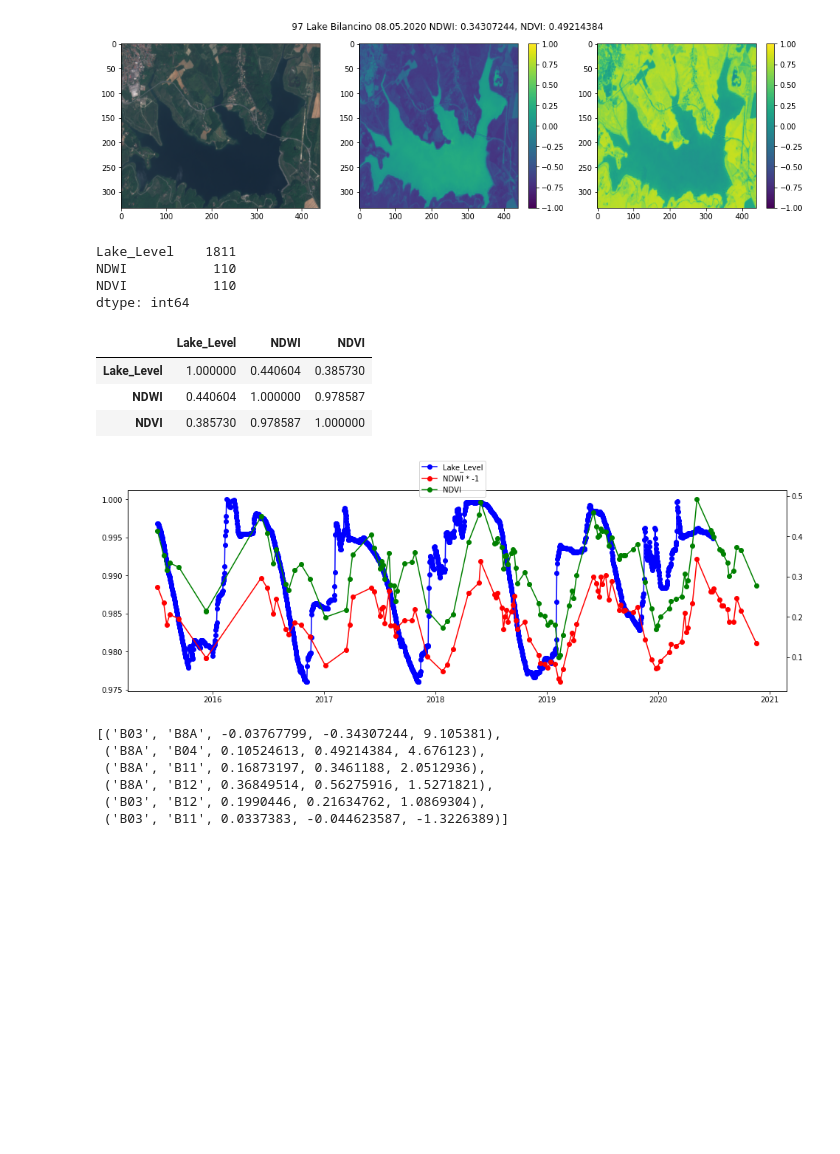
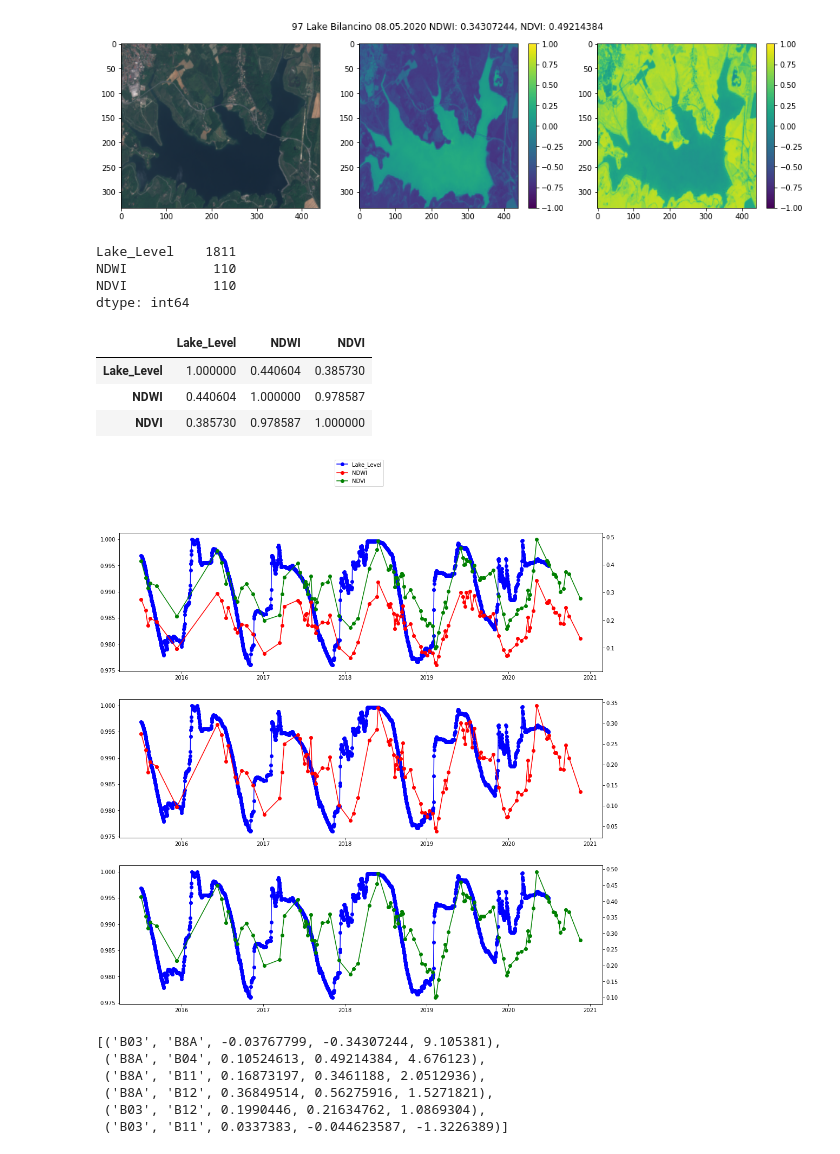
Before and after one commit to KlemenKozelj/master_thesis, a Jupyter notebook: 02_Lake_Bilancino.ipynb, the cells around one changed output. Cells and saved outputs as stored; diff of their text form; code cells hidden in the pictures; blank space fills up the shorter version.

```diff
--- a/02_Lake_Bilancino.ipynb
+++ b/02_Lake_Bilancino.ipynb
@@ -339,8 +334,8 @@ NDVI = NDVI.reshape(len(NDVI), -1)
 
 eo = pd.DataFrame({
     'Date': eopatch.timestamp,
-    'NDWI': NDWI.mean(axis=1) * -1,
-    'NDVI': NDVI.mean(axis=1)
+    'NDWI': NDWI.mean(axis=1) * -1, # * -1 so we have positive correlation
+    'NDVI': NDVI.mean(axis=1),
 })
 
 eo['Date'] = pd.to_datetime(eo['Date']).dt.date
@@ -351,7 +346,7 @@ def visualise_lake(image_i):
 
     suptitle = '{} Lake Bilancino {} NDWI: {}, NDVI: {}'.format(
         str(image_i),
-        eopatch.timestamp[image_i].strftime("%d.%m.%Y"),
+        eopatch.timestamp[image_i].strftime('%d.%m.%Y'),
         str(eo.iloc[image_i, 0]),
         str(eo.iloc[image_i, 1]),
     )
@@ -380,35 +375,40 @@ visualise_lake(eo['NDVI'].argmax())
 # %%
 real_values=df.loc[df.index >= min(eopatch.timestamp).date(), ['Lake_Level']]
 real_values['Lake_Level'] = real_values['Lake_Level'] / max(real_values['Lake_Level'])
 
 merged = real_values.join(eo, how='outer')
 
-fig, ax1 = plt.subplots(1, 1, figsize=(16, 5))
-
-ax1.plot(merged['Lake_Level'], color='blue', linestyle='-', marker='o', label='Lake_Level')
-
 NDWI_line = merged['NDWI'][np.isfinite(merged['NDWI'])]
 NDVI_line = merged['NDVI'][np.isfinite(merged['NDVI'])]
 
-ax2 = ax1.twinx()
-ax2.plot(NDWI_line, color='red', linestyle='-', marker='o', label='NDWI * -1')
+fig, ax = plt.subplots(3, 1, figsize=(16, 16))
+
+ax[0].plot(merged['Lake_Level'], color='blue', linestyle='-', marker='o', label='Lake_Level')
+
+ax2 = ax[0].twinx()
+ax2.plot(NDWI_line, color='red', linestyle='-', marker='o', label='NDWI')
 ax2.plot(NDVI_line, color='green', linestyle='-', marker='o', label='NDVI')
+fig.legend(loc='upper center')
 
-fig.legend(loc='upper center')
+ax[1].plot(merged['Lake_Level'], color='blue', linestyle='-', marker='o', label='Lake_Level')
+ax[1].twinx().plot(NDWI_line, color='red', linestyle='-', marker='o', label='NDWI')
+
+ax[2].plot(merged['Lake_Level'], color='blue', linestyle='-', marker='o', label='Lake_Level')
+ax[2].twinx().plot(NDVI_line, color='green', linestyle='-', marker='o', label='NDVI')
 
 print(merged.count())
 
 merged.corr(method='pearson')
 # %% [output]
 Lake_Level    1811
 NDWI           110
 NDVI           110
 dtype: int64
 |  | Lake_Level | NDWI | NDVI |
 | Lake_Level | 1.000000 | 0.440604 | 0.385730 |
 | NDWI | 0.440604 | 1.000000 | 0.978587 |
 | NDVI | 0.385730 | 0.978587 | 1.000000 |
-[figure, old version]
+[figure, new version]
 # %%
 i1, i2 = (63, 97) # index of image with lowest and highest water levels
 
```
Also changed, not shown: parts of 3 cells of this notebook.
